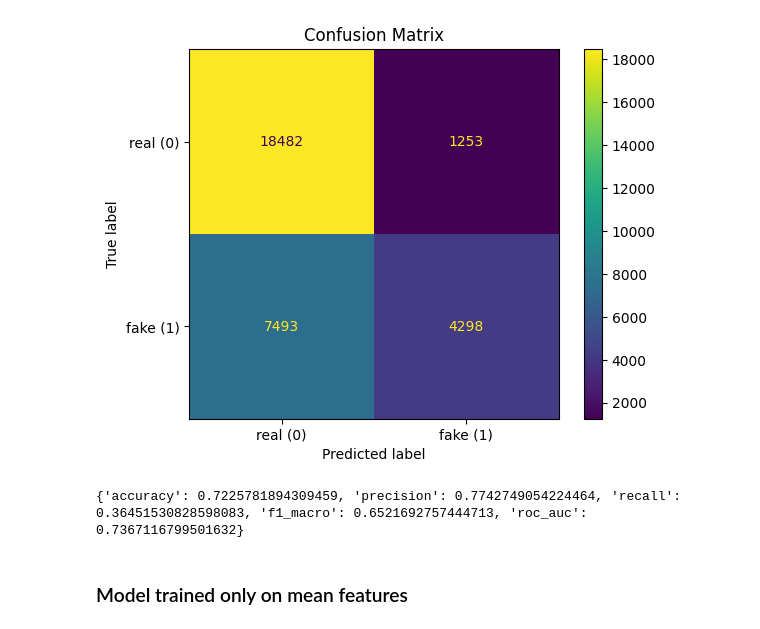
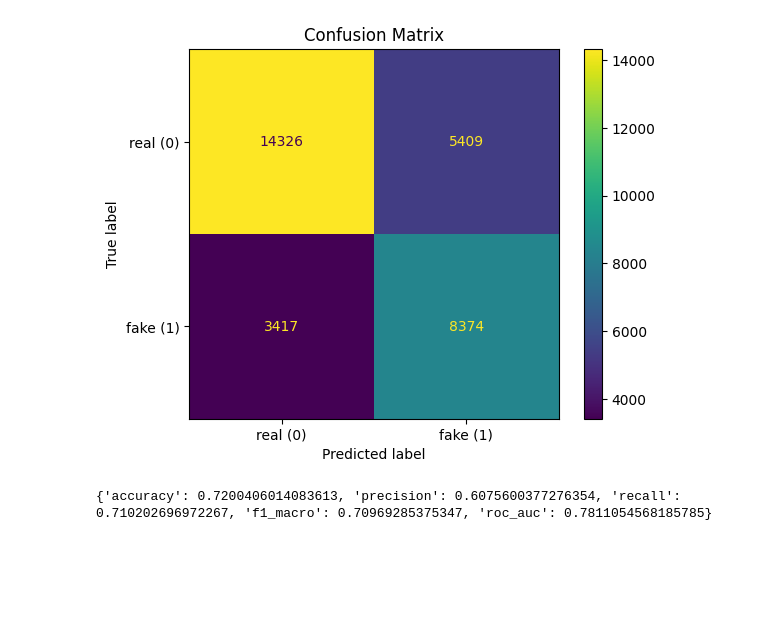
Before and after one commit to g-nazos/audio-deepfake-detection, a Jupyter notebook: notebooks/Linear_SVM.ipynb, the cells around one changed output. Saved outputs shown, nothing was run; the diff lists cells and outputs as text; code cells hidden in the pictures; blank space fills up the shorter version.

```diff
--- a/notebooks/Linear_SVM.ipynb
+++ b/notebooks/Linear_SVM.ipynb
@@ -123,10 +75,7 @@ Experiment saved to: c:\Users\Konstantinos\Documents\GitHub\audio-deepfake-detec
 # %%
-itw_test_data_path = os.path.join(ITW_DATASET_PATH, 'normalized_features',"itw_features_20_128_256_128_trimmed_loudness_normalized.parquet")
-metrics, metadata_extra = evaluate_model_on_parquet(best_model, itw_test_data_path, plots=True)
+itw_test_data_path = os.path.join(ITW_DATASET_PATH, 'normalized_features',"itw_features_mean_20_128_256_128_trimmed_loudness_normalized.parquet")
+metrics, metadata_extra = evaluate_model_on_parquet(final_model, itw_test_data_path, plots=True)
 print(metrics)
-#{'accuracy': 0.7140138298547231, 'precision': 0.8621769772905247, 'recall': 0.28012891188194383, 'f1': 0.6163872650983102}
 # %% [output]
-[figure, old version]
+[figure, new version]
-{'accuracy': 0.7225781894309459, 'precision': 0.7742749054224464, 'recall': 0.36451530828598083, 'f1_macro': 0.6521692757444713, 'roc_auc': 0.7367116799501632}
+{'accuracy': 0.7200406014083613, 'precision': 0.6075600377276354, 'recall': 0.710202696972267, 'f1_macro': 0.70969285375347, 'roc_auc': 0.7811054568185785}
-# %% [markdown]
-### Model trained only on mean features
```
Also changed, not shown: parts of 7 cells of this notebook, 1 other file.
